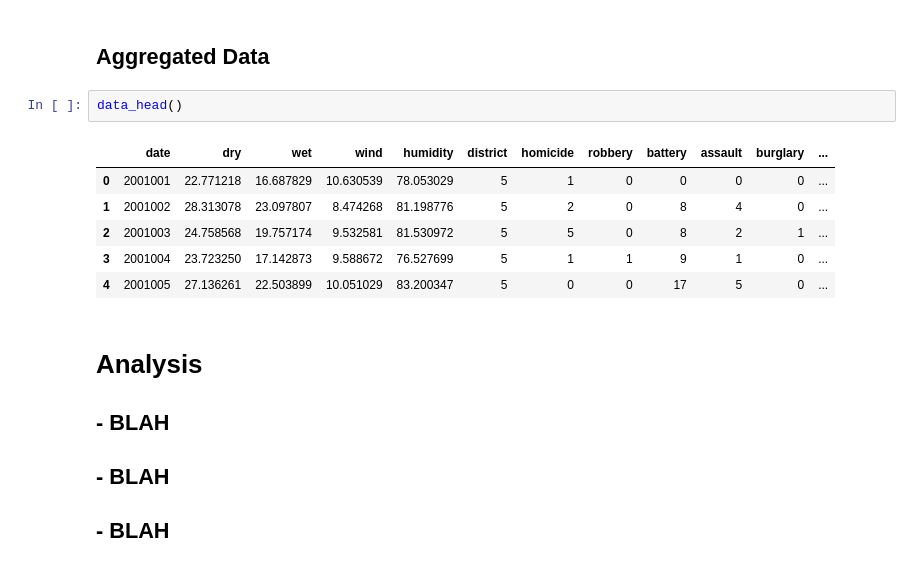
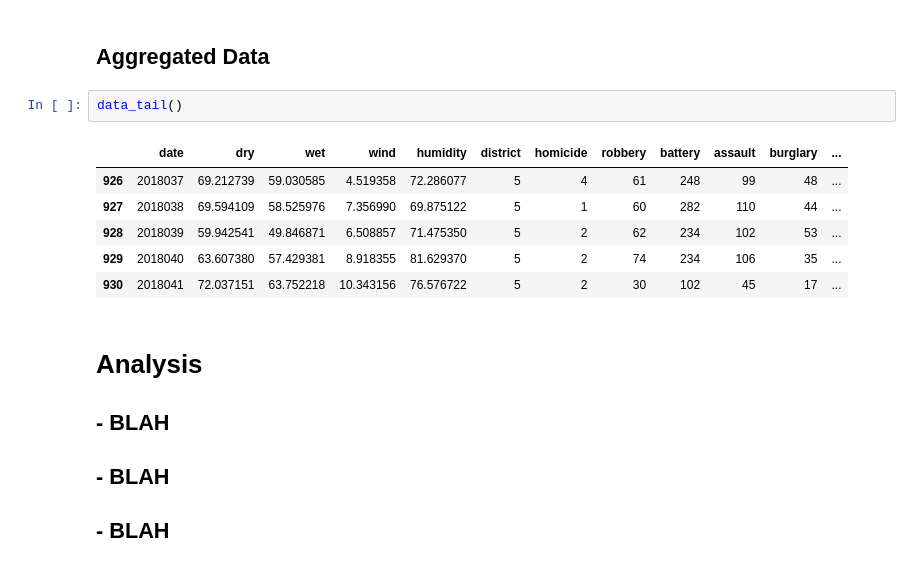
Before and after one commit to stockeh/big-data-weather-crime, a Jupyter notebook: notebooks/final-presentation.ipynb, the cells around one changed output. Cells and saved outputs as stored; diff of their text form.

```diff
--- a/notebooks/final-presentation.ipynb
+++ b/notebooks/final-presentation.ipynb
@@ -234,15 +244,15 @@ crime_head()
 4 rows × 22 columns
 # %% [markdown]
 ## Aggregated Data
-# %%
-data_head()
-# %% [output]
-|  | date | dry | wet | wind | humidity | district | homicide | robbery | battery | assault | burglary | ... |
-| 0 | 2001001 | 22.771218 | 16.687829 | 10.630539 | 78.053029 | 5 | 1 | 0 | 0 | 0 | 0 | ... |
-| 1 | 2001002 | 28.313078 | 23.097807 | 8.474268 | 81.198776 | 5 | 2 | 0 | 8 | 4 | 0 | ... |
-| 2 | 2001003 | 24.758568 | 19.757174 | 9.532581 | 81.530972 | 5 | 5 | 0 | 8 | 2 | 1 | ... |
-| 3 | 2001004 | 23.723250 | 17.142873 | 9.588672 | 76.527699 | 5 | 1 | 1 | 9 | 1 | 0 | ... |
-| 4 | 2001005 | 27.136261 | 22.503899 | 10.051029 | 83.200347 | 5 | 0 | 0 | 17 | 5 | 0 | ... |
+# %%
+data_tail()
+# %% [output]
+|  | date | dry | wet | wind | humidity | district | homicide | robbery | battery | assault | burglary | ... |
+| 926 | 2018037 | 69.212739 | 59.030585 | 4.519358 | 72.286077 | 5 | 4 | 61 | 248 | 99 | 48 | ... |
+| 927 | 2018038 | 69.594109 | 58.525976 | 7.356990 | 69.875122 | 5 | 1 | 60 | 282 | 110 | 44 | ... |
+| 928 | 2018039 | 59.942541 | 49.846871 | 6.508857 | 71.475350 | 5 | 2 | 62 | 234 | 102 | 53 | ... |
+| 929 | 2018040 | 63.607380 | 57.429381 | 8.918355 | 81.629370 | 5 | 2 | 74 | 234 | 106 | 35 | ... |
+| 930 | 2018041 | 72.037151 | 63.752218 | 10.343156 | 76.576722 | 5 | 2 | 30 | 102 | 45 | 17 | ... |
 # %% [markdown]
 # Analysis
 
```
Also changed, not shown: parts of 4 cells of this notebook, 1 other file.
